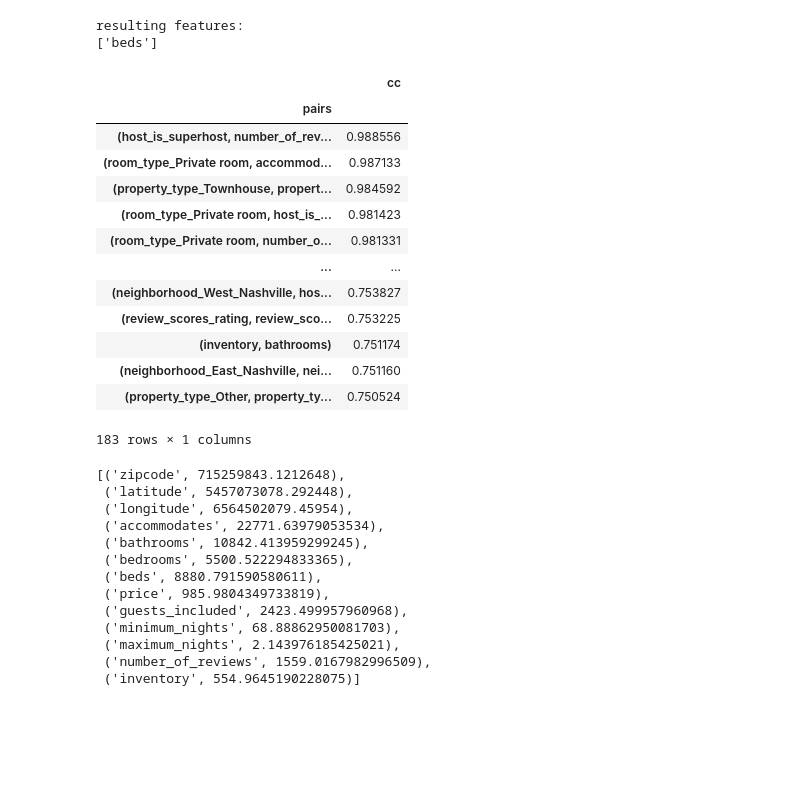
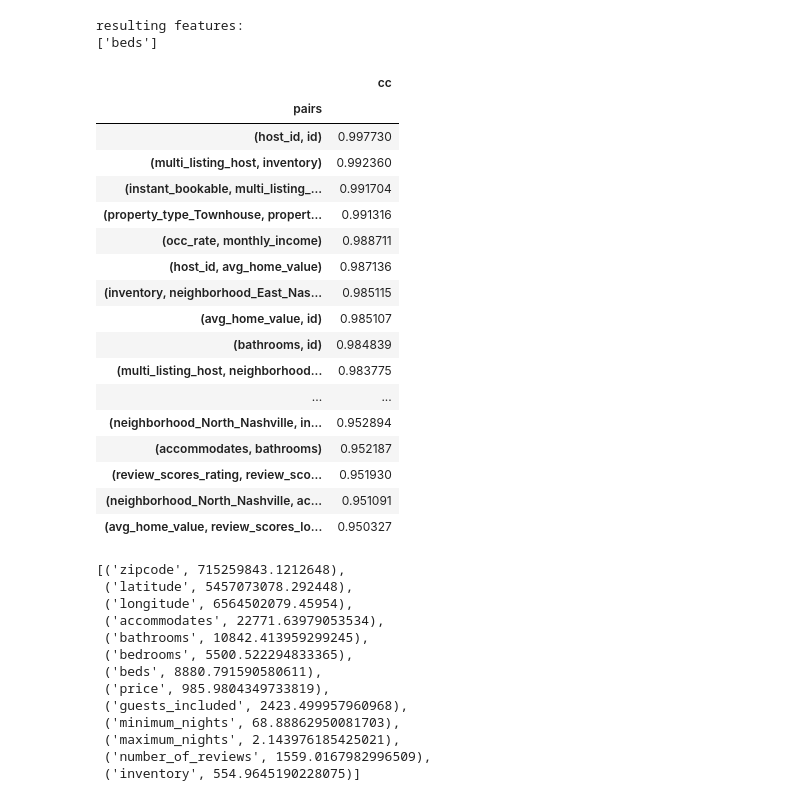
Before and after one commit to Sammyknee/nashville_airbnb_housing, a Jupyter notebook: Regression_MVP.ipynb, the cells around one changed output. Cells and saved outputs as stored; diff of their text form; code cells hidden in the pictures; blank space fills up the shorter version.

```diff
--- a/Regression_MVP.ipynb
+++ b/Regression_MVP.ipynb
@@ -815,22 +827,26 @@ df_pairs.columns = ['cc']
 # drop duplicates.
 df_pairs.drop_duplicates(inplace=True)
 # %%
-df_pairs[(df_pairs.cc>.75) & (df_pairs.cc <1)]
+df_pairs[(df_pairs.cc>.95) & (df_pairs.cc <1)]
 # %% [output]
 |  | cc |
 | pairs |  |
-| (host_is_superhost, number_of_rev... | 0.988556 |
-| (room_type_Private room, accommod... | 0.987133 |
-| (property_type_Townhouse, propert... | 0.984592 |
-| (room_type_Private room, host_is_... | 0.981423 |
-| (room_type_Private room, number_o... | 0.981331 |
+| (host_id, id) | 0.997730 |
+| (multi_listing_host, inventory) | 0.992360 |
+| (instant_bookable, multi_listing_... | 0.991704 |
+| (property_type_Townhouse, propert... | 0.991316 |
+| (occ_rate, monthly_income) | 0.988711 |
+| (host_id, avg_home_value) | 0.987136 |
+| (inventory, neighborhood_East_Nas... | 0.985115 |
+| (avg_home_value, id) | 0.985107 |
+| (bathrooms, id) | 0.984839 |
+| (multi_listing_host, neighborhood... | 0.983775 |
 | ... | ... |
-| (neighborhood_West_Nashville, hos... | 0.753827 |
-| (review_scores_rating, review_sco... | 0.753225 |
-| (inventory, bathrooms) | 0.751174 |
-| (neighborhood_East_Nashville, nei... | 0.751160 |
-| (property_type_Other, property_ty... | 0.750524 |
+| (neighborhood_North_Nashville, in... | 0.952894 |
+| (accommodates, bathrooms) | 0.952187 |
+| (review_scores_rating, review_sco... | 0.951930 |
+| (neighborhood_North_Nashville, ac... | 0.951091 |
+| (avg_home_value, review_scores_lo... | 0.950327 |
-183 rows × 1 columns
 # %%
 #X = regression_df.drop(['total_average'], axis=1)
 vif = [variance_inflation_factor(X.values, i) for i in range(X.shape[1])]
```
Also changed, not shown: parts of 32 cells of this notebook, 9 other files.
